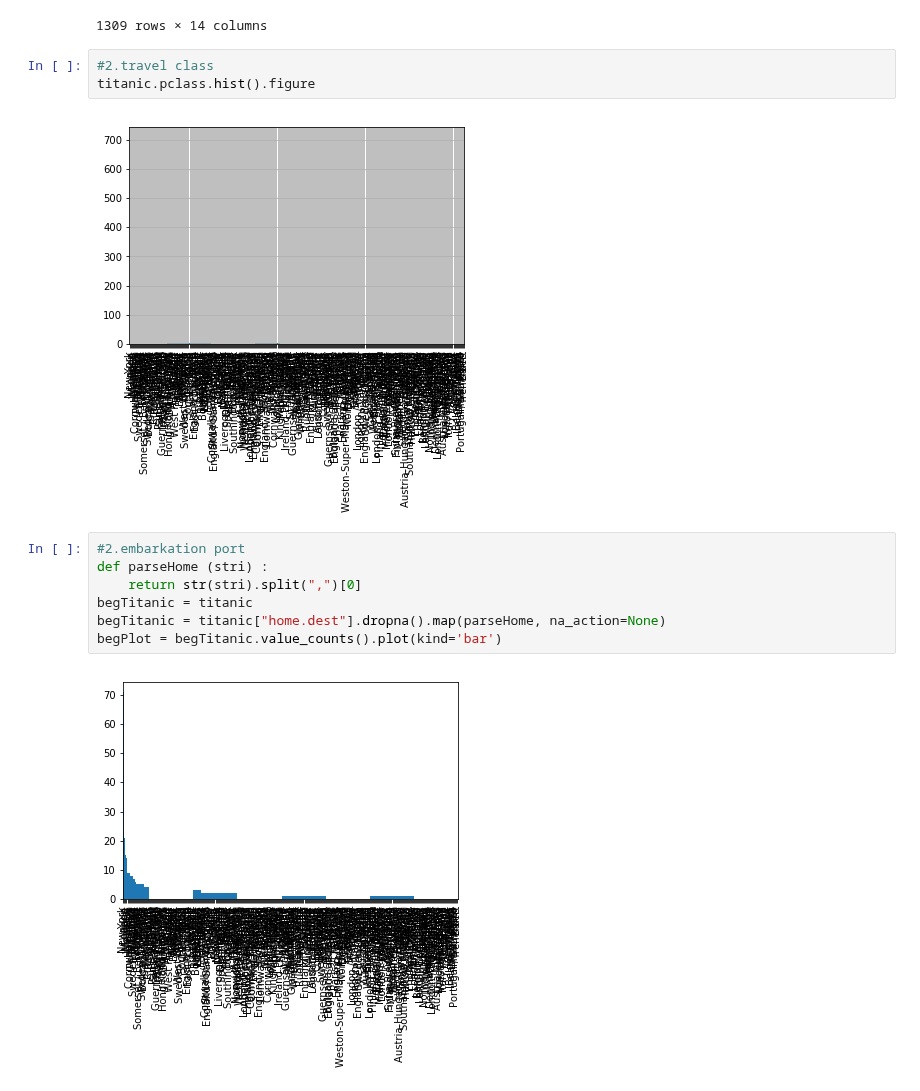
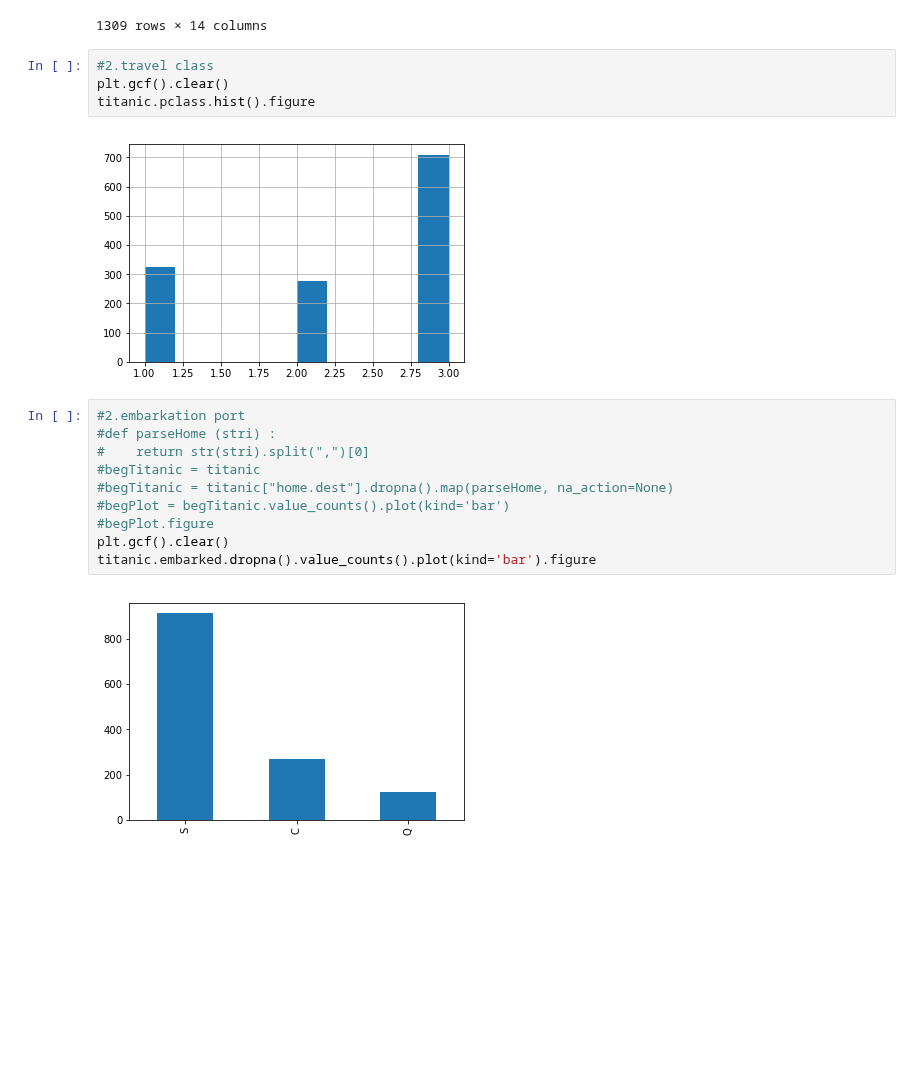
Before and after one commit to matthieuDev/ADA2017, a Jupyter notebook: 01 - Pandas and Data Wrangling/Homework 1.ipynb, the cells around one changed output. Drawn from its saved outputs; the diff is of its cells as text; blank space fills up the shorter version.

```diff
--- a/01 - Pandas and Data Wrangling/Homework 1.ipynb
+++ b/01 - Pandas and Data Wrangling/Homework 1.ipynb
@@ -267,17 +267,21 @@ titanic
 1309 rows × 14 columns
 # %%
 #2.travel class
+plt.gcf().clear()
 titanic.pclass.hist().figure
 # %% [output]
-[figure, old version]
+[figure, new version]
 # %%
 #2.embarkation port
-def parseHome (stri) :
-    return str(stri).split(",")[0]
-begTitanic = titanic
-begTitanic = titanic["home.dest"].dropna().map(parseHome, na_action=None)
-begPlot = begTitanic.value_counts().plot(kind='bar')
+#def parseHome (stri) :
+#    return str(stri).split(",")[0]
+#begTitanic = titanic
+#begTitanic = titanic["home.dest"].dropna().map(parseHome, na_action=None)
+#begPlot = begTitanic.value_counts().plot(kind='bar')
+#begPlot.figure
+plt.gcf().clear()
+titanic.embarked.dropna().value_counts().plot(kind='bar').figure
 # %% [output]
-[figure, old version]
+[figure, new version]
 # %%
 #2.sex
```
Also changed, not shown: parts of 6 cells of this notebook.
